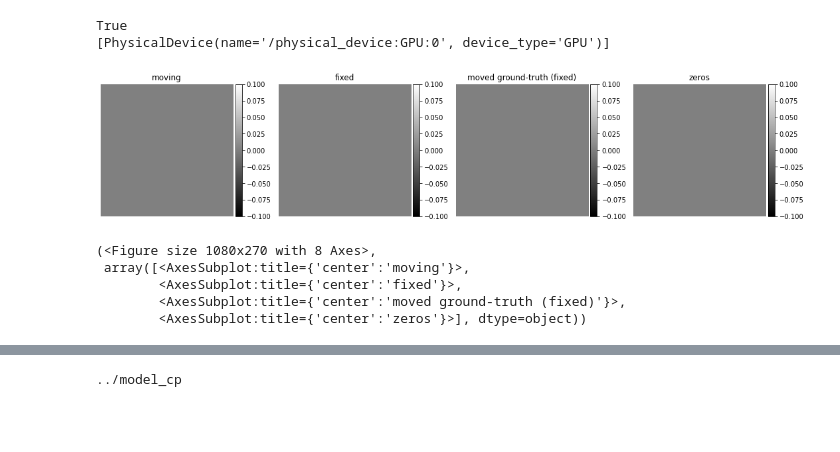
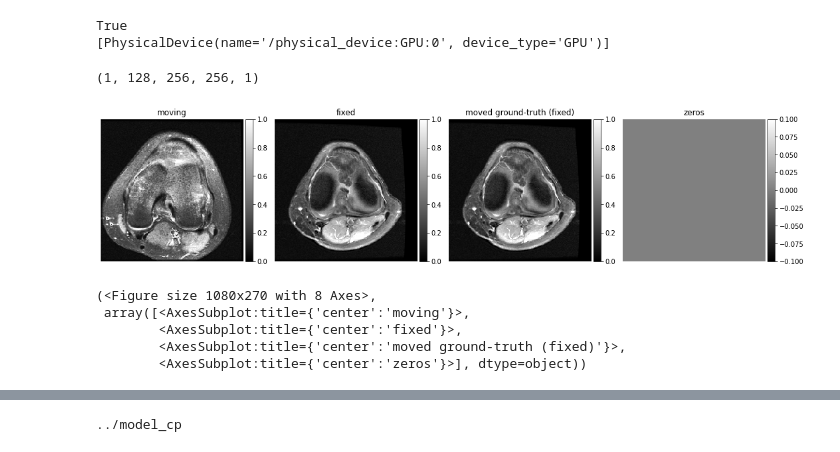
Before and after one commit to onestarYX/MSK-Image-Registration, a Jupyter notebook: src/train_vxm_mrnet.ipynb, the cells around one changed output, grey strips where cells are left out. Cells and saved outputs as stored; diff of their text form; code cells hidden in the pictures; blank space fills up the shorter version.

```diff
--- a/src/train_vxm_mrnet.ipynb
+++ b/src/train_vxm_mrnet.ipynb
@@ -26,5 +19,5 @@ filelist.remove('.DS_Store')
 # %%
-max_slice = 64
+max_slice = 128
 slice_x = 256
 slice_y = 256
 # %%
@@ -81,13 +80,16 @@ def vxm_data_generator(filelist, batch_size=32):
 # %%
 train_generator = vxm_data_generator(filelist, 1)
 in_sample, out_sample = next(train_generator)
+print(in_sample[0].shape)
+# %% [output]
+(1, 128, 256, 256, 1)
 # %%
 # visualize
-images = [img[0, 32, :, :, 0] for img in in_sample + out_sample]
+images = [img[0, 64, :, :, 0] for img in in_sample + out_sample]
 titles = ['moving', 'fixed', 'moved ground-truth (fixed)', 'zeros']
 ne.plot.slices(images, titles=titles, cmaps=['gray'], do_colorbars=True)
 # %% [output]
-[figure, old version]
+[figure, new version]
 (<Figure size 1080x270 with 8 Axes>,
  array([<AxesSubplot:title={'center':'moving'}>,
         <AxesSubplot:title={'center':'fixed'}>,
```
Also changed, not shown: parts of 9 cells of this notebook, 3 other files.
